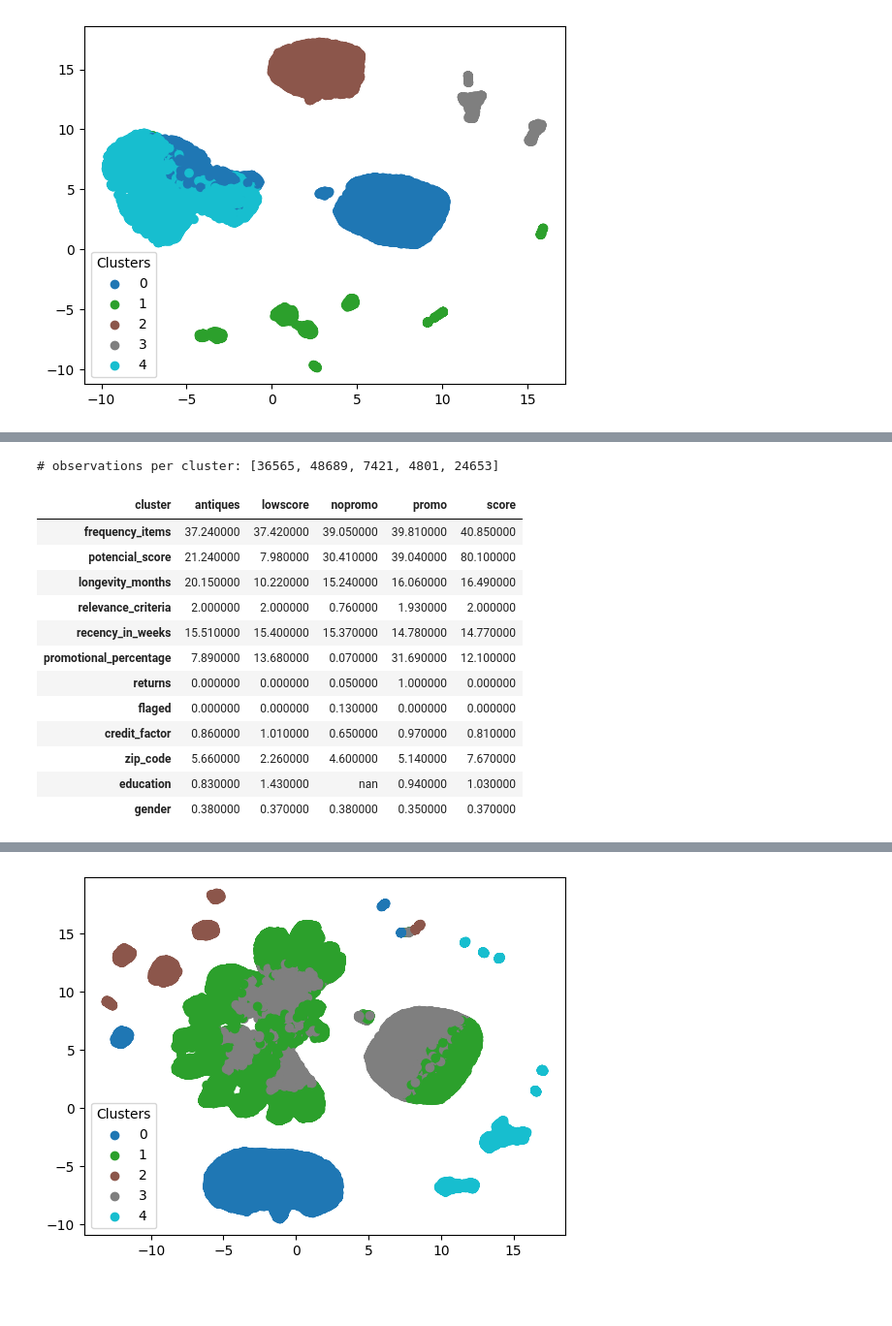
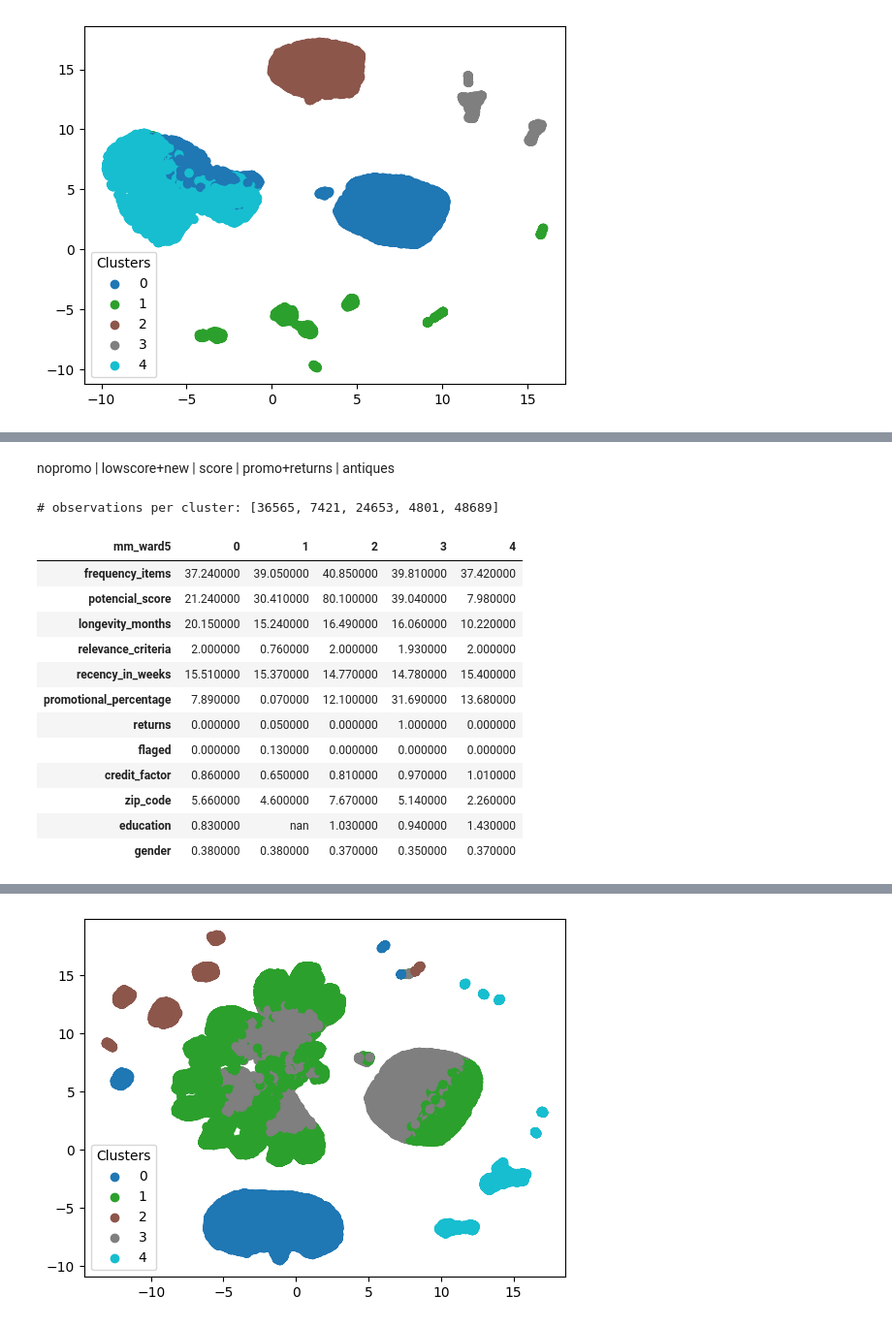
Before and after one commit to Rita-Centeno/DMI, a Jupyter notebook: clustering_dem10.0.ipynb, the cells around one changed output, grey strips where cells are left out. Shown at 97% size. Saved outputs shown, nothing was run; the diff lists cells and outputs as text; code cells hidden in the pictures; blank space fills up the shorter version.

```diff
--- a/clustering_dem10.0.ipynb
+++ b/clustering_dem10.0.ipynb
@@ -34,7 +53,7 @@ warnings.filterwarnings('ignore')
 # %% [markdown]
 #### Import the data
 # %%
-data = pd.read_csv('Data/New_Data/project_data_99_educ_perc.csv')
+data = pd.read_csv(path)
 # %% [markdown]
 #### Encode categorical variables
 # %%
@@ -1433,16 +1378,4 @@ PRECISO CONCLUSÃO
 # %%
 kmeans = KMeans(n_clusters = 5, init='k-means++', n_init=20,  random_state = 1).fit(demographic_mm_scl)
 demographic['mm_kmeans5'] = kmeans.predict(demographic_mm_scl)
-# %%
-# Define the mapping from values to categories
-clusters_mapping = {
-    0: 'score',
-    1: 'low score',
-    2: 'nopromo',
-    3: 'antiques',
-    4: 'promo'
-}
-
-# Create a new variable based on the existing variable
-demographic['cluster_mmk5'] = [clusters_mapping[value] for value in demographic['mm_kmeans5']]
 # %%
@@ -1478,41 +1457,34 @@ dem2['mm_ward5'] = AgglomerativeClustering(
+# %% [markdown]
+nopromo | lowscore+new | score | promo+returns | antiques
 # %%
 # Define the mapping from values to categories
-clusters_mapping1 = {
-    0: 'antiques',
-    1: 'nopromo',
-    2: 'score',
-    3: 'promo',
-    4: 'lowscore'
-}
-
-clusters_mapping2 = {
-    0: 'nopromo',
-    1: 'lowscore',
-    2: 'score',
-    3: 'promo',
-    4: 'antiques'
+clusters_mapping = {
+    0: 1,
+    1: 4,
+    2: 2,
+    3: 3,
+    4: 0
 }
 # Create a new variable based on the existing variable
-dem1['cluster'] = [clusters_mapping1[value] for value in dem1['mm_ward5']]
-dem2['cluster'] = [clusters_mapping2[value] for value in dem2['mm_ward5']]
+dem2['mm_ward5'] = [clusters_mapping[value] for value in dem2['mm_ward5']]
 # %%
 combined_dem = pd.concat([dem1, dem2], ignore_index=False)
 combined_dem.sort_index(inplace=True)
 combined_dem.to_csv('Data/New_Data/combined_dem_ward5.csv', index=True)
 # %%
-groupby_mean(combined_dem, 'cluster', True, 12)
+groupby_mean(combined_dem, 'mm_ward5', True, 12)
 # %% [output]
-# observations per cluster: [36565, 48689, 7421, 4801, 24653]
+# observations per cluster: [36565, 7421, 24653, 4801, 48689]
-| cluster | antiques | lowscore | nopromo | promo | score |
-| frequency_items | 37.240000 | 37.420000 | 39.050000 | 39.810000 | 40.850000 |
-| potencial_score | 21.240000 | 7.980000 | 30.410000 | 39.040000 | 80.100000 |
-| longevity_months | 20.150000 | 10.220000 | 15.240000 | 16.060000 | 16.490000 |
-| relevance_criteria | 2.000000 | 2.000000 | 0.760000 | 1.930000 | 2.000000 |
-| recency_in_weeks | 15.510000 | 15.400000 | 15.370000 | 14.780000 | 14.770000 |
-| promotional_percentage | 7.890000 | 13.680000 | 0.070000 | 31.690000 | 12.100000 |
-| returns | 0.000000 | 0.000000 | 0.050000 | 1.000000 | 0.000000 |
-| flaged | 0.000000 | 0.000000 | 0.130000 | 0.000000 | 0.000000 |
-| credit_factor | 0.860000 | 1.010000 | 0.650000 | 0.970000 | 0.810000 |
-| zip_code | 5.660000 | 2.260000 | 4.600000 | 5.140000 | 7.670000 |
-| education | 0.830000 | 1.430000 | nan | 0.940000 | 1.030000 |
-| gender | 0.380000 | 0.370000 | 0.380000 | 0.350000 | 0.370000 |
+| mm_ward5 | 0 | 1 | 2 | 3 | 4 |
+| frequency_items | 37.240000 | 39.050000 | 40.850000 | 39.810000 | 37.420000 |
+| potencial_score | 21.240000 | 30.410000 | 80.100000 | 39.040000 | 7.980000 |
+| longevity_months | 20.150000 | 15.240000 | 16.490000 | 16.060000 | 10.220000 |
+| relevance_criteria | 2.000000 | 0.760000 | 2.000000 | 1.930000 | 2.000000 |
+| recency_in_weeks | 15.510000 | 15.370000 | 14.770000 | 14.780000 | 15.400000 |
+| promotional_percentage | 7.890000 | 0.070000 | 12.100000 | 31.690000 | 13.680000 |
+| returns | 0.000000 | 0.050000 | 0.000000 | 1.000000 | 0.000000 |
+| flaged | 0.000000 | 0.130000 | 0.000000 | 0.000000 | 0.000000 |
+| credit_factor | 0.860000 | 0.650000 | 0.810000 | 0.970000 | 1.010000 |
+| zip_code | 5.660000 | 4.600000 | 7.670000 | 5.140000 | 2.260000 |
+| education | 0.830000 | nan | 1.030000 | 0.940000 | 1.430000 |
+| gender | 0.380000 | 0.380000 | 0.370000 | 0.350000 | 0.370000 |
```
Also changed, not shown: parts of 70 cells of this notebook, 17 other files.
